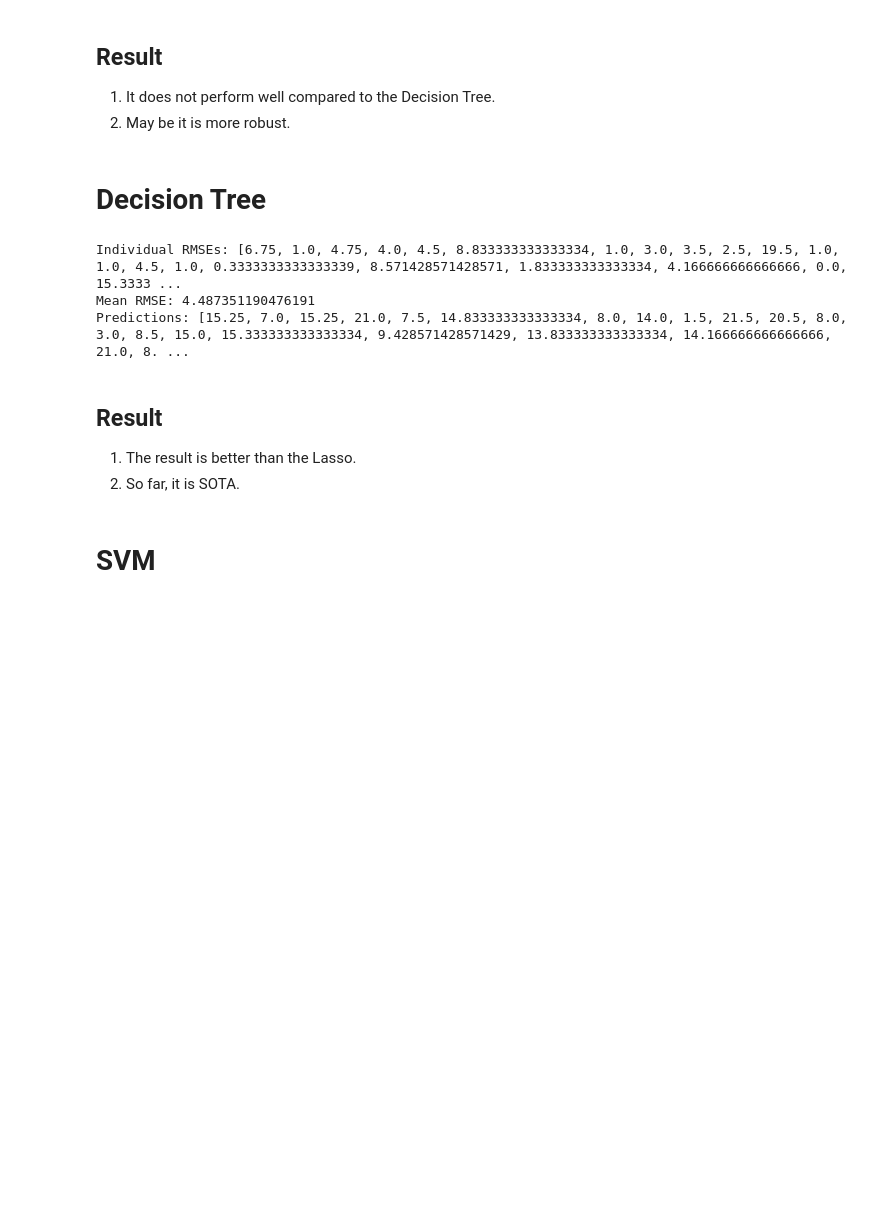
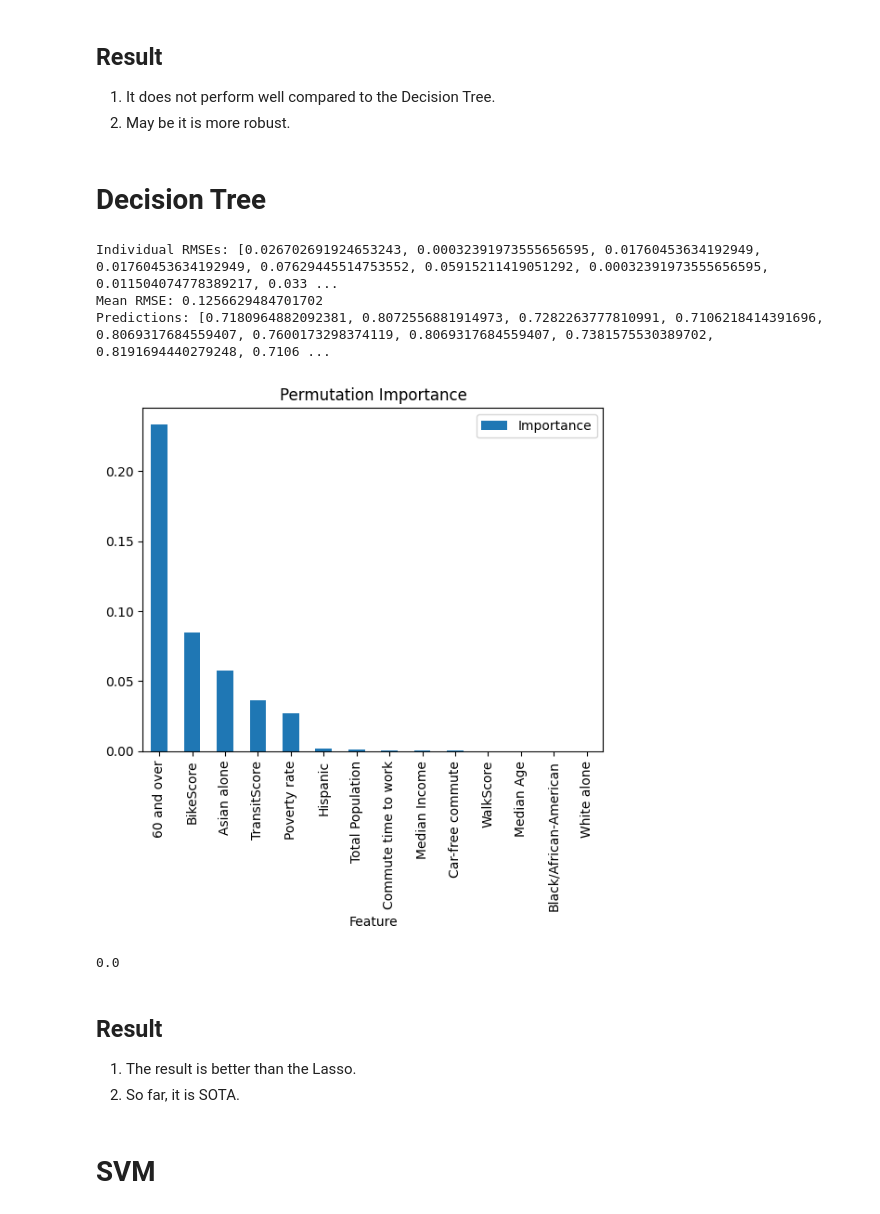
Before and after one commit to R-Yin-217/DS4420_ML-DM2_CourseProject, a Jupyter notebook: Classic_Model.ipynb, the cells around one changed output. Cells and saved outputs as stored; diff of their text form; code cells hidden in the pictures; blank space fills up the shorter version.

```diff
--- a/Classic_Model.ipynb
+++ b/Classic_Model.ipynb
@@ -156,7 +218,8 @@ loo = LeaveOneOut()
 
 # define model
 from sklearn.ensemble import RandomForestRegressor
-model = RandomForestRegressor(max_depth= None, min_samples_split= 2, n_estimators= 200,random_state=42)
+model = RandomForestRegressor(max_depth= None, min_samples_split= 5, n_estimators= 200)
+
 
 ## set grid search
 #param_grid = {
@@ -196,7 +259,7 @@ predictions = []
 for train_index, test_index in loo.split(X):
     # split the data
     X_train, X_test = X.iloc[train_index], X.iloc[test_index]
-    y_train, y_test = y.iloc[train_index], y.iloc[test_index]
+    y_train, y_test = y[train_index], y[test_index]
 
     # learn the model
     model.fit(X_train, y_train)
@@ -235,7 +304,7 @@ loo = LeaveOneOut()
 
 # define model
 from sklearn.tree import DecisionTreeRegressor
-model = DecisionTreeRegressor(max_depth = 3, min_samples_leaf = 1, min_samples_split =  2, random_state=42)
+model = DecisionTreeRegressor(max_depth = None, min_samples_leaf = 1, min_samples_split =  2)
 
 
 ## set grid research
@@ -273,7 +342,7 @@ predictions = []
 for train_index, test_index in loo.split(X):
     # split the data
     X_train, X_test = X.iloc[train_index], X.iloc[test_index]
-    y_train, y_test = y.iloc[train_index], y.iloc[test_index]
+    y_train, y_test = y[train_index], y[test_index]
 
     # learn the model
     model.fit(X_train, y_train)
@@ -293,9 +362,32 @@ print(f"Individual RMSEs: {errors}")
 print(f"Mean RMSE: {mean_rmse}")
 print(f"Predictions: {predictions}")
 # %% [output]
-Individual RMSEs: [6.75, 1.0, 4.75, 4.0, 4.5, 8.833333333333334, 1.0, 3.0, 3.5, 2.5, 19.5, 1.0, 1.0, 4.5, 1.0, 0.3333333333333339, 8.571428571428571, 1.833333333333334, 4.166666666666666, 0.0, 15.3333 ...
-Mean RMSE: 4.487351190476191
-Predictions: [15.25, 7.0, 15.25, 21.0, 7.5, 14.833333333333334, 8.0, 14.0, 1.5, 21.5, 20.5, 8.0, 3.0, 8.5, 15.0, 15.333333333333334, 9.428571428571429, 13.833333333333334, 14.166666666666666, 21.0, 8. ...
+Individual RMSEs: [0.026702691924653243, 0.00032391973555656595, 0.01760453634192949, 0.01760453634192949, 0.07629445514753552, 0.05915211419051292, 0.00032391973555656595, 0.011504074778389217, 0.033 ...
+Mean RMSE: 0.1256629484701702
+Predictions: [0.7180964882092381, 0.8072556881914973, 0.7282263777810991, 0.7106218414391696, 0.8069317684559407, 0.7600173298374119, 0.8069317684559407, 0.7381575530389702, 0.8191694440279248, 0.7106 ...
+# %%
+from sklearn.inspection import permutation_importance
+
+model.fit(X, y)
+
+
+tree_importance = permutation_importance(model, X, y, scoring="neg_root_mean_squared_error")
+
+
+DT_df = pd.DataFrame({
+    "Feature": X.columns,
+    "Importance": tree_importance.importances_mean,
+    "Std Dev": tree_importance.importances_std
+})
+DT_df.sort_values(by="Importance", ascending=False).plot(x="Feature", y="Importance", kind="bar", title="Permutation Importance")
+plt.show()
+# %% [output]
+[figure, added]
+# %%
+y_pred_dt = model.predict(X_val)
+print(evaluate(rank(y_pred_dt)))
+# %% [output]
+0.0
 # %% [markdown]
 ## Result
 1. The result is better than the Lasso.
```
Also changed, not shown: parts of 28 cells of this notebook, 6 other files.
